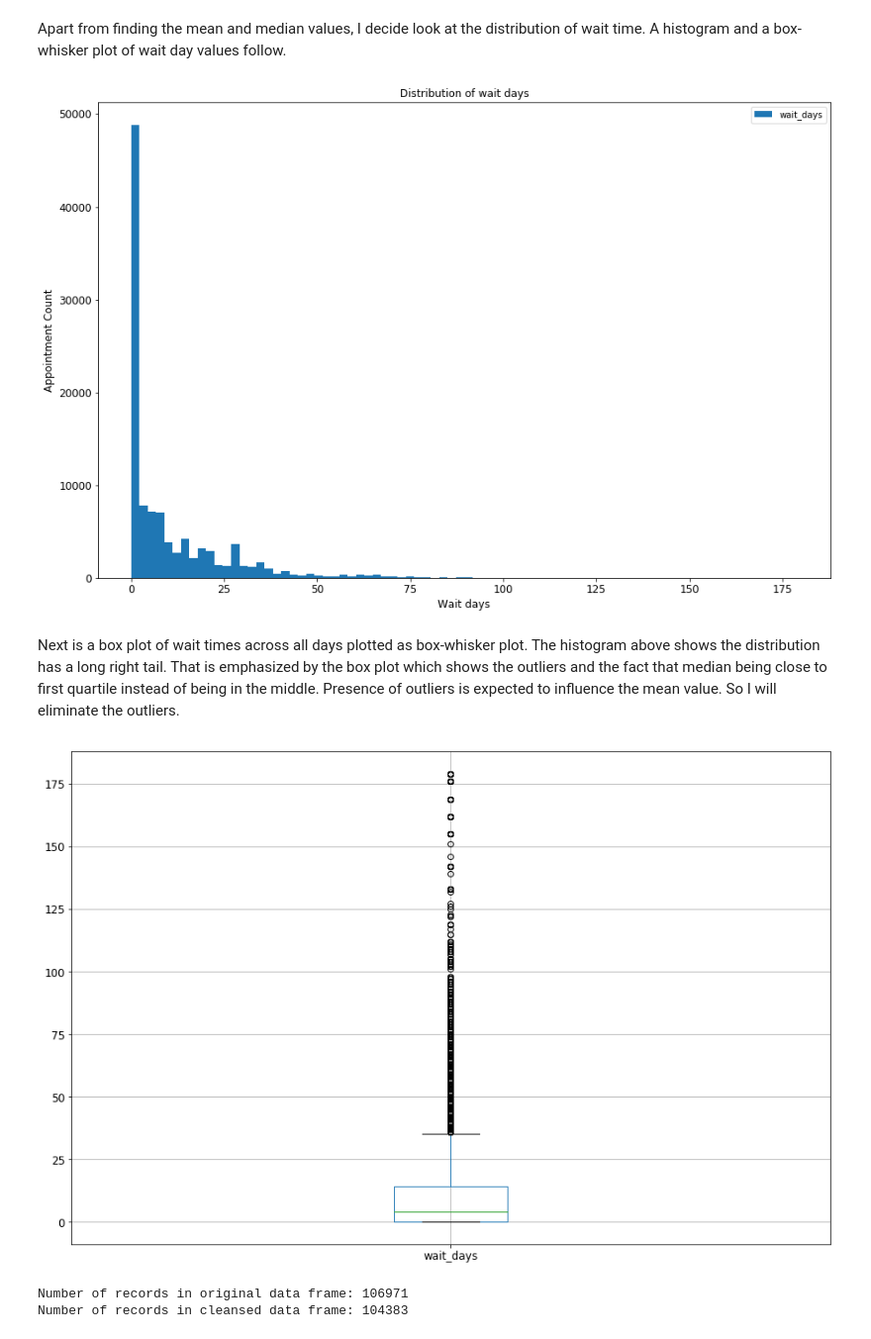
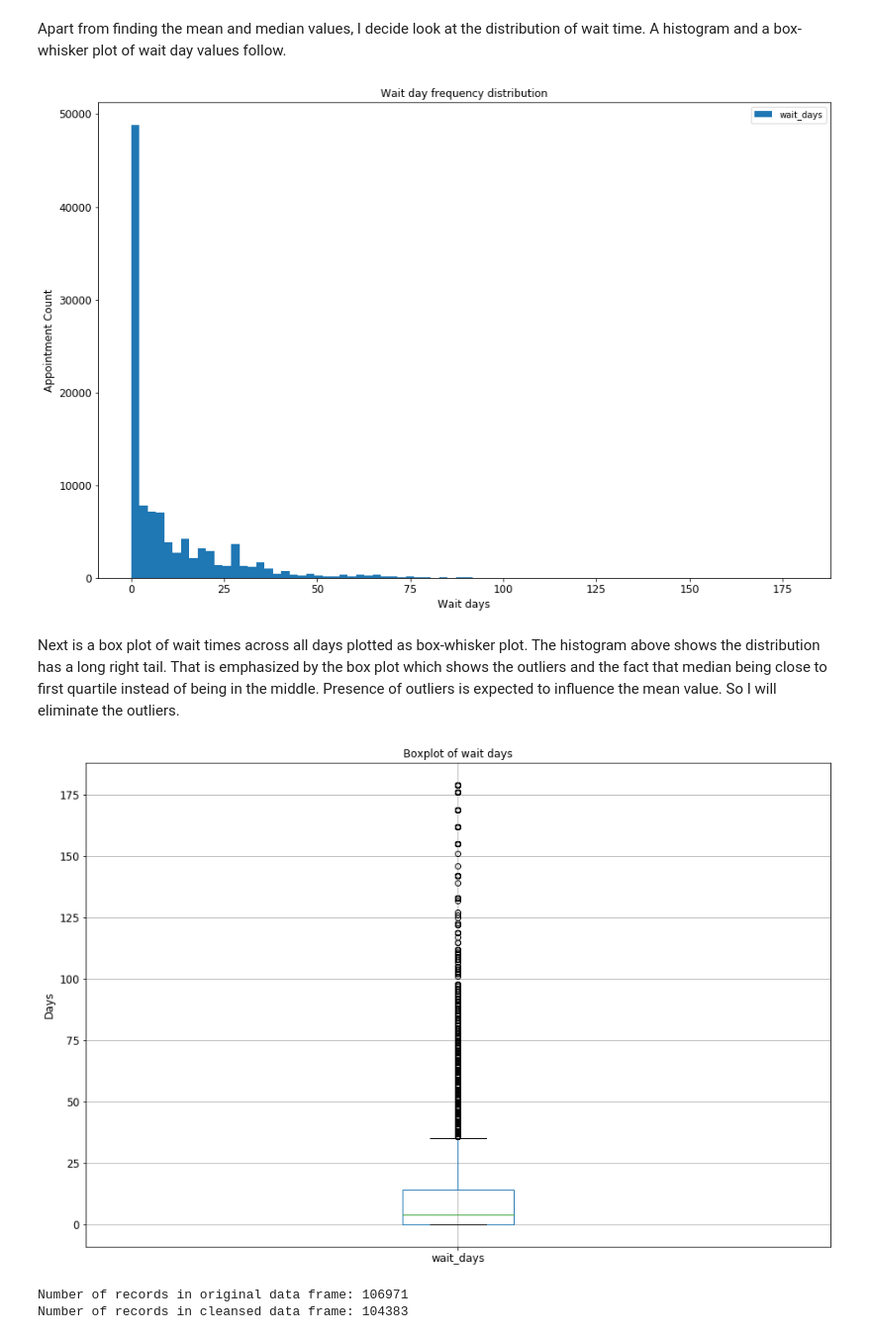
Before and after one commit to abhimita/no-show-analysis, a Jupyter notebook: Medical appointment analysis.ipynb, the cells around one changed output. Shown at 99% size. Saved outputs shown, nothing was run; the diff lists cells and outputs as text; code cells hidden in the pictures.

```diff
--- a/Medical appointment analysis.ipynb
+++ b/Medical appointment analysis.ipynb
@@ -375,7 +375,7 @@ Name: wait_days, dtype: float64
 Apart from finding the mean and median values, I decide look at the distribution of wait time. A histogram and a box-whisker plot of wait day values follow.
 # %%
 
-ax = appt_df.wait_days.plot.hist(title="Distribution of wait days",
+ax = appt_df.wait_days.plot.hist(title="Wait day frequency distribution",
                                  figsize=(15,10),
                                  legend=True,
                                  fontsize=12,
@@ -383,14 +383,20 @@ ax = appt_df.wait_days.plot.hist(title="Distribution of wait days",
 ax.set_xlabel("Wait days", fontsize=12)
 ax.set_ylabel("Appointment Count", fontsize=12);
 # %% [output]
-[figure, old version]
+[figure, new version]
 # %% [markdown]
 Next is a box plot of wait times across all days plotted as box-whisker plot. The histogram above shows the distribution has a long right tail. That is emphasized by the box plot which shows the outliers and the fact that median being close to first quartile instead of being in the middle. Presence of outliers is expected to influence the mean value. So I will eliminate the outliers.
 # %%
 # Analyze the distribution of wait days using box plot
-appt_df.assign(all_days = 'All')[['all_days', 'wait_days']].boxplot(figsize=(15,10), fontsize=12);
+ax = \
+appt_df.assign(all_days = 'All')[['all_days', 'wait_days']].boxplot(
+    figsize=(15,10),
+    fontsize=12);
+
+plt.title("Boxplot of wait days");
+ax.set_ylabel("Days", fontsize=12);
 # %% [output]
-[figure, old version]
+[figure, new version]
 # %%
 
 print("Number of records in original data frame: " + str(len(appt_df.index.values.tolist())))
```
Also changed, not shown: parts of 6 cells of this notebook.
